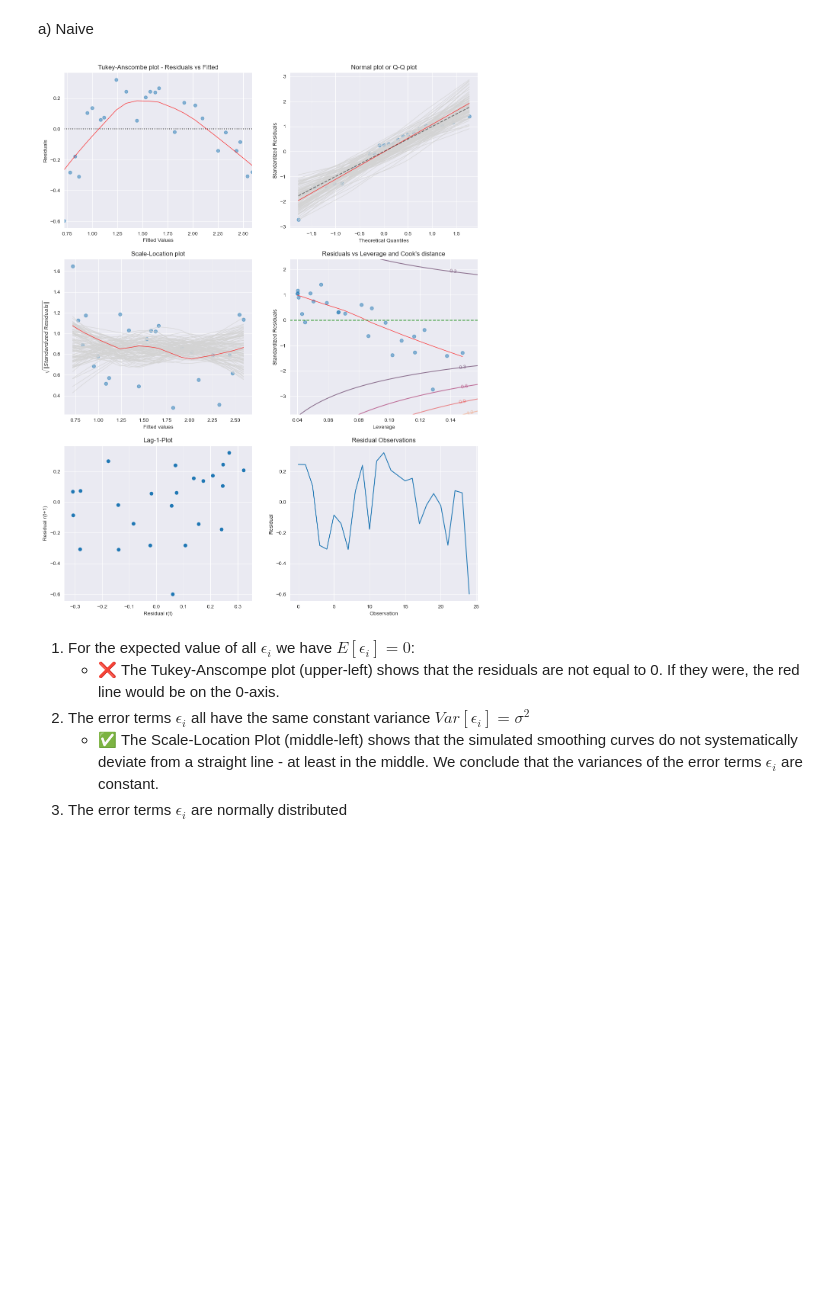
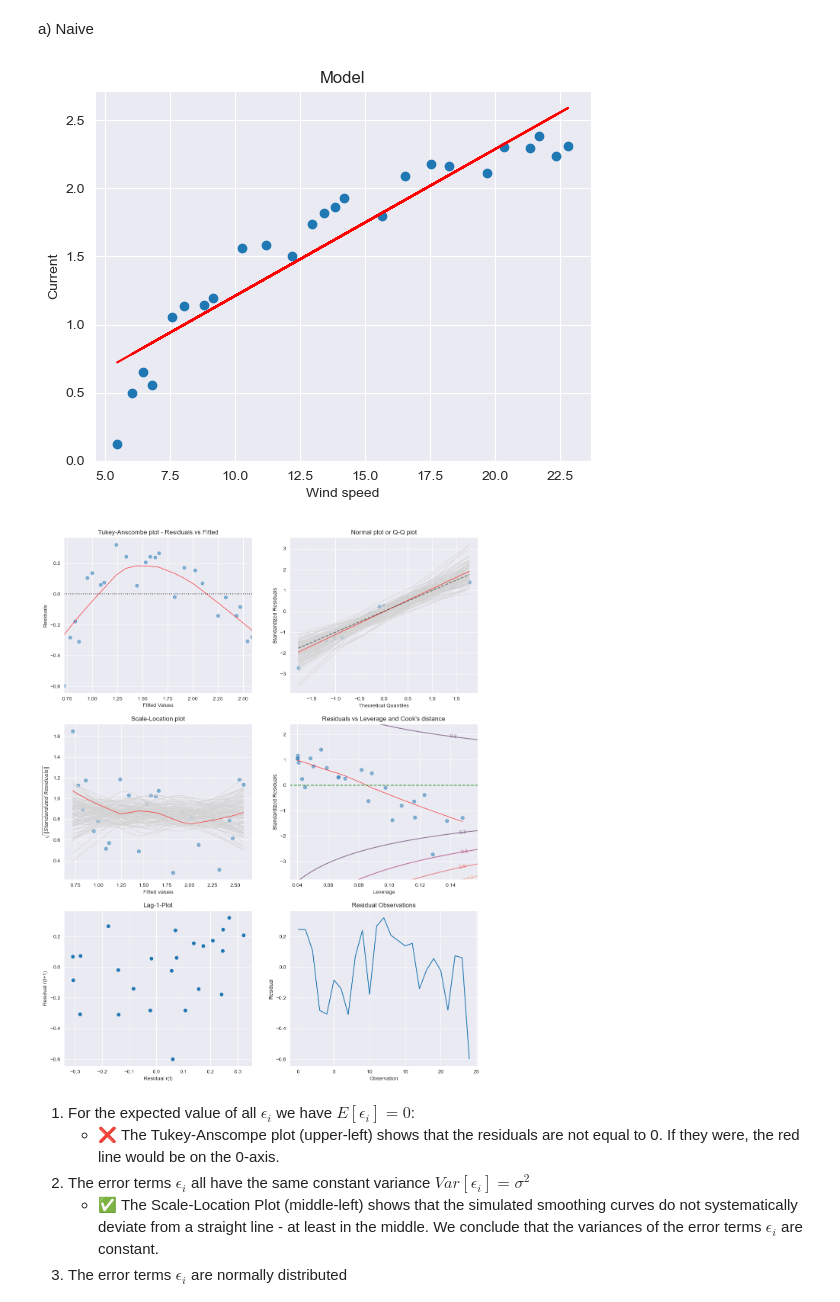
Before and after one commit to marbetschar/ZHAW-Predictive-Modeling, a Jupyter notebook: Week02/02_series_TMA.ipynb, the cells around one changed output. Drawn from its saved outputs; the diff is of its cells as text; code cells hidden in the pictures; blank space fills up the shorter version.

```diff
--- a/Week02/02_series_TMA.ipynb
+++ b/Week02/02_series_TMA.ipynb
@@ -5,6 +7,13 @@ import numpy as np
 import statsmodels.api as sm
 import matplotlib.pyplot as plt
 # %%
+def model_plot(x_true, y_true, model, x_label = None, y_label = None):
+    plt.title('Model')
+    plt.plot(x_true, model.fittedvalues, color='red')
+    plt.scatter(x_true, y_true)
+    plt.xlabel(x_label)
+    plt.ylabel(y_label)
+
 def tma_plots(model, n_samp=100):
     # Find the predicted values for the original design.
     y_hat = model.fittedvalues
@@ -71,8 +80,8 @@ The 4 assumptions of each Linear Model:
 3. The error terms $\epsilon_i$ are normally distributed
 4. The error terms $\epsilon_i$ are independent
 # %%
-df = pd.read_csv('../Data/windmill.csv')
-df
+windmill_df = pd.read_csv('../Data/windmill.csv')
+windmill_df
 # %% [output]
 |  | wind_speed | current |
 | 0 | 11.187073 | 1.582 |
@@ -92,16 +101,19 @@ df
 | 23 | 8.837787 | 1.144 |
 | 24 | 5.481666 | 0.123 |
 # %%
-y = df.current
+y = windmill_df.current
 # %% [markdown]
 a) Naive
 # %%
-naive_x = sm.add_constant(df.wind_speed)
-naive_model = sm.OLS(y, naive_x).fit()
+naive_x = windmill_df.wind_speed
+naive_x_sm = sm.add_constant(naive_x)
+naive_model = sm.OLS(y, naive_x_sm).fit()
 
+model_plot(naive_x, y, naive_model, 'Wind speed', 'Current')
 tma_plots(naive_model)
 # %% [output]
-[figure, old version]
+[figure, new version]
+[figure, added]
 # %% [markdown]
 1. For the expected value of all $\epsilon_i$ we have $E[\epsilon_i] = 0$:
     - ❌ The Tukey-Anscompe plot (upper-left) shows that the residuals are not equal to 0. If they were, the red line would be on the 0-axis.
```
Also changed, not shown: parts of 11 cells of this notebook.
